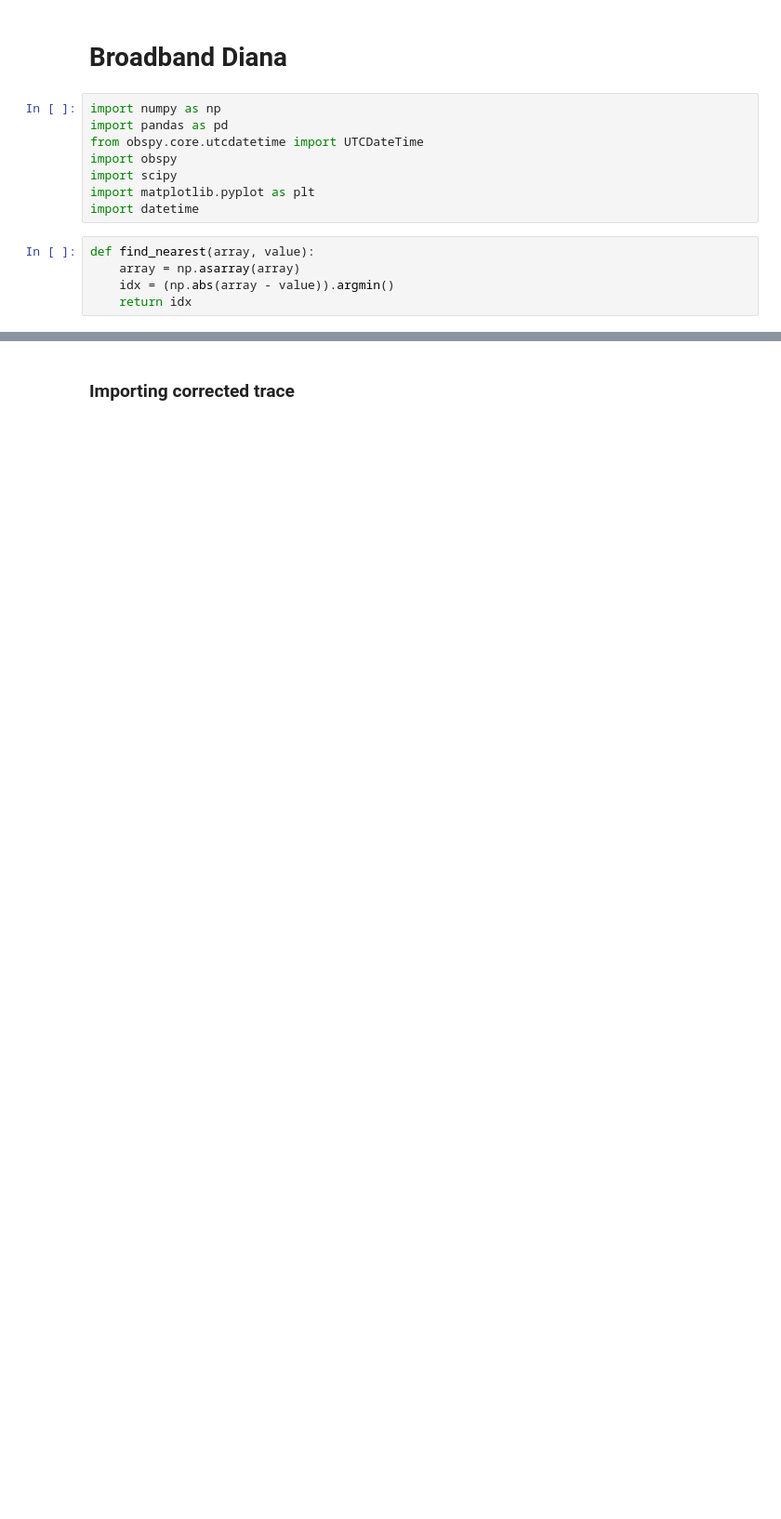
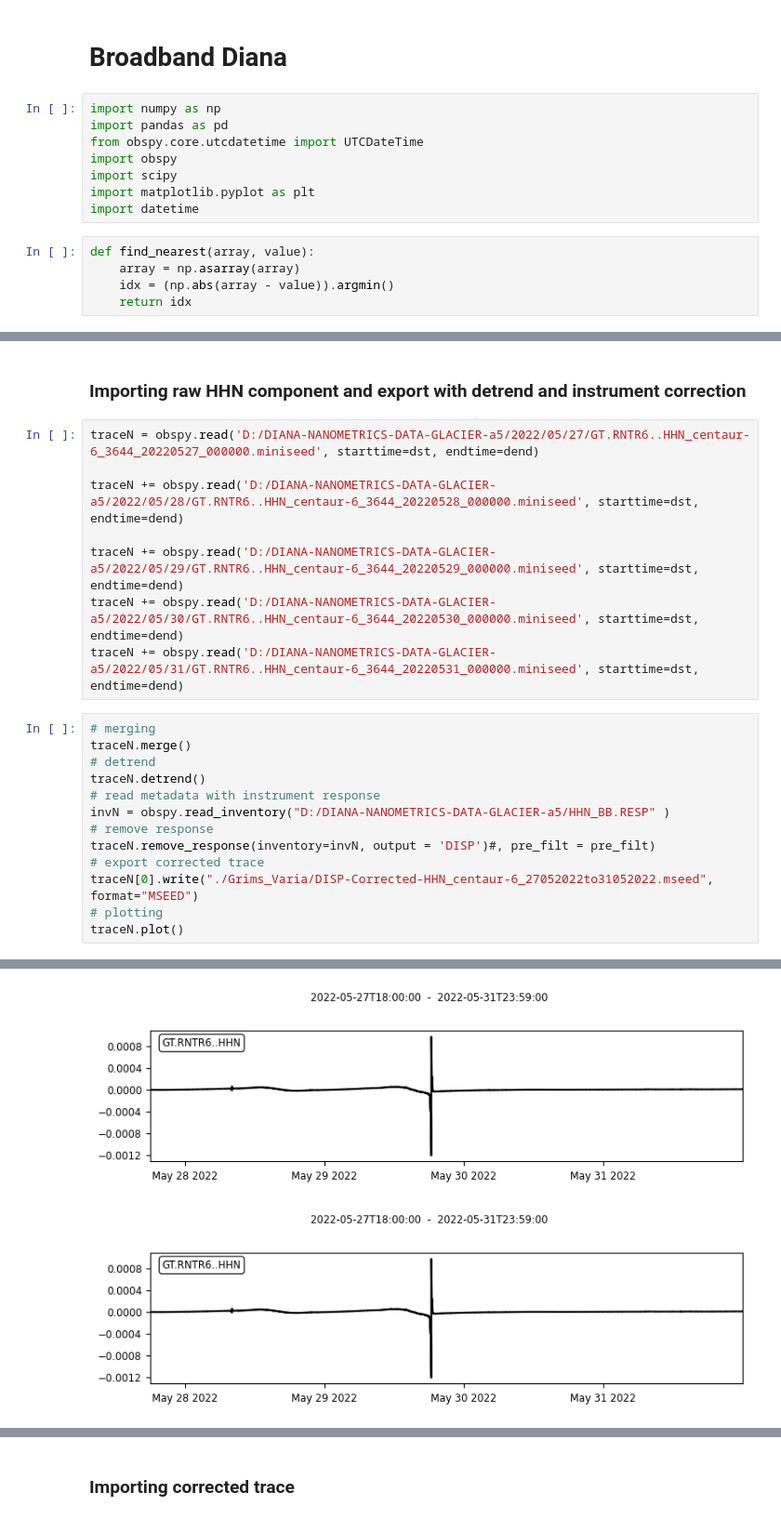
Before and after one commit to jgovoort/sismo-memo, a Jupyter notebook: Diana.ipynb, the cells around one changed output, grey strips where cells are left out. Shown at 93% size. Drawn from its saved outputs; the diff is of its cells as text; blank space fills up the shorter version.

```diff
--- a/Diana.ipynb
+++ b/Diana.ipynb
@@ -96,0 +23,24 @@ A suitable encoding will be chosen.
+# %% [markdown]
+### Importing raw HHN component and export with detrend and instrument correction
+# %%
+traceN = obspy.read('D:/DIANA-NANOMETRICS-DATA-GLACIER-a5/2022/05/27/GT.RNTR6..HHN_centaur-6_3644_20220527_000000.miniseed', starttime=dst, endtime=dend)
+
+traceN += obspy.read('D:/DIANA-NANOMETRICS-DATA-GLACIER-a5/2022/05/28/GT.RNTR6..HHN_centaur-6_3644_20220528_000000.miniseed', starttime=dst, endtime=dend)
+
+traceN += obspy.read('D:/DIANA-NANOMETRICS-DATA-GLACIER-a5/2022/05/29/GT.RNTR6..HHN_centaur-6_3644_20220529_000000.miniseed', starttime=dst, endtime=dend)
+traceN += obspy.read('D:/DIANA-NANOMETRICS-DATA-GLACIER-a5/2022/05/30/GT.RNTR6..HHN_centaur-6_3644_20220530_000000.miniseed', starttime=dst, endtime=dend)
+traceN += obspy.read('D:/DIANA-NANOMETRICS-DATA-GLACIER-a5/2022/05/31/GT.RNTR6..HHN_centaur-6_3644_20220531_000000.miniseed', starttime=dst, endtime=dend)
+# %%
+# merging
+traceN.merge()
+# detrend
+traceN.detrend()
+# read metadata with instrument response
+invN = obspy.read_inventory("D:/DIANA-NANOMETRICS-DATA-GLACIER-a5/HHN_BB.RESP" )
+# remove response
+traceN.remove_response(inventory=invN, output = 'DISP')#, pre_filt = pre_filt)
+# export corrected trace
+traceN[0].write("./Grims_Varia/DISP-Corrected-HHN_centaur-6_27052022to31052022.mseed", format="MSEED")
+# plotting
+traceN.plot()
+# %% [output]
@@ -96,0 +49,2 @@ A suitable encoding will be chosen.
+[figure, added]
+[figure, added]
```
Also changed, not shown: parts of 39 cells of this notebook, 6 other files.
